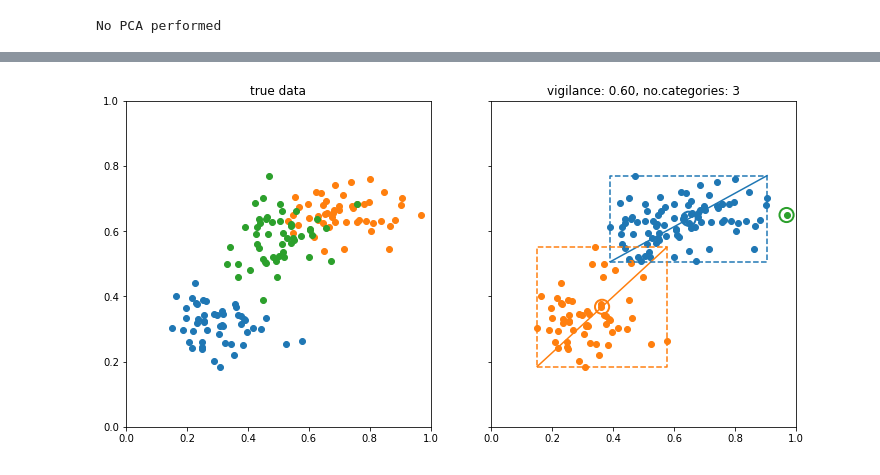
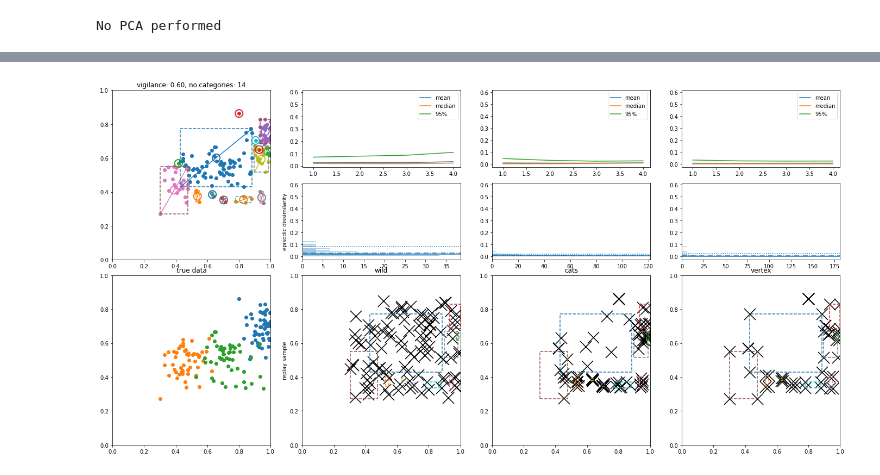
Before and after one commit to anish-lu-yihe/art, a Jupyter notebook: fuzzyART_thru_train.ipynb, the cells around one changed output, grey strips where cells are left out. Drawn from its saved outputs; the diff is of its cells as text; code cells hidden in the pictures.

```diff
--- a/fuzzyART_thru_train.ipynb
+++ b/fuzzyART_thru_train.ipynb
@@ -5,8 +5,10 @@ from kit_painting import *
 import matplotlib.pyplot as plt
 # %%
 alldata, label_true = load_data('gaussian2d') #  'iris') #
+feat_num = alldata.shape[1]
 pca_painter = PaintPCA(alldata)
-feat_num = alldata.shape[1]
+replay_painter = VisualiseReplay(alldata)
+replay_num = 100
 # %% [output]
 No PCA performed
 # %%
@@ -14,24 +16,29 @@ now = timestamp()[0]
 np.random.shuffle(alldata)
 
 no_epoch = 3
-fig, axs = plt.subplots(1, 2,
-                        figsize = (12, 6), sharex=True, sharey=True)
+fig, ax = plt.subplot_mosaic('''
+                                BCMN
+                                BGHI
+                                ADEF
+                                ADEF
+                                ''',
+                                figsize = (24, 12))
 #fig.tight_layout()
 
 # plot true data
-pca_painter.scatter(axs[0], label_true)
-axs[0].set_title("true data")
-axs[0].set_xlim(0, 1)
-axs[0].set_ylim(0, 1)
+pca_painter.scatter(ax['A'], label_true)
+ax['A'].set_title("true data")
+
 
 # init
 rho=0.6
 net = FuzzyART(feat_num, alpha=1, gamma=.00001, rho=rho, best_match_num=3)
 
-ax = axs[1]
-for data in alldata.reshape(-1, 75, 2):
-    ax.cla()
-    new_sample = [a.scatter(*data[0], color='k', marker='x', s=666) for a in axs]
+dat0, dat1, dat2 = [np.zeros((alldata.shape[0],3)) for _ in range(3)]
+for epoch, data in enumerate(alldata.reshape(-1, 30, 2)):
+    for key in 'BCDEFGHIMN':
+        ax[key].cla()
+    new_sample = [ax[key].scatter(*data[0], color='k', marker='x', s=666) for key in 'BCDEFGHIMN']
     # train
     net.train(data) # each epoch, all data is shuffled
     label_predall = net.test(alldata)
@@ -39,24 +46,50 @@ for data in alldata.reshape(-1, 75, 2):
 
     # plot
     # pred
-    pca_painter.scatter(ax, label_pred, alldata)
+    pca_painter.scatter(ax['B'], label_pred, alldata)
 
     # bipole and centre
-    pca_painter.tripole(ax, *net.getcat_bipole())
+    pca_painter.tripole(ax['B'], *net.getcat_bipole())
 
     # boundary
-    ax.set_prop_cycle(None)
-    pca_painter.boundary(ax, net.getcat_vertex())
+    for key in 'BDEF':
+        ax[key].set_prop_cycle(None)
+        pca_painter.boundary(ax[key], net.getcat_vertex())
+
+    # replay
+    r0 = net.replay_null(replay_num)
+    r1 = net.replay_allcat(replay_num)
+    r2 = net.replay_allcat(replay_num, scheme='vertex')
+
+    for key_sample, key_hist, key_stats, r, d, rs in zip('DEF', 'GHI', 'CMN', (r0, r1, r2), (dat0, dat1, dat2), ('wild', 'cats', 'vertex')):
+        ax[key_sample].scatter(*r[0].T, color='k', marker='x', s=444)
+        d[epoch] = replay_painter.distance_to_truth(ax[key_hist], r[0], hist_range_top=.3)
+        for l, dm in zip(('mean', 'median', '95%'), d.T):
+            ax[key_stats].plot(np.arange(epoch)+1, dm[:epoch], label=l)
+
+
+
 
     # info
     cat_number = net.w.shape[0]
-    ax.set_title('vigilance: {:.2f}, no.categories: {}'.format(rho, cat_number))
+    ax['B'].set_title('vigilance: {:.2f}, no.categories: {}'.format(rho, cat_number))
 
+    for key in 'ABDEF':
+        ax[key].set_xlim(0, 1)
+        ax[key].set_ylim(0, 1)
 
+    for key, title in zip('DG', ('replay sample', 'episodic dissimilarity')):
+        ax[key].set_ylabel(title)
+
+    for key, title in zip('DEF', ('wild', 'cats', 'vertex')):
+        ax[key].set_title(title)
+
+    for key in 'CMN':
+        ax[key].legend()
     # save fig
     simname = 'var_rho{:d}'.format(int(rho*100))
     dirname = '_simcache/frames_{}'.format(now)
-    savefigure_datetime(fig, simname, dirname)
+    #savefigure_datetime(fig, simname, dirname)
 
     [ns.remove() for ns in new_sample]
 # %% [output]
@@ -67 +113 @@ figure saved at _simcache/frames_2022-05-06_14-06-09/2022-05-06_14-06-10_var_rho
-[figure, old version]
+[figure, new version]
```
Also changed, not shown: parts of 1 cell of this notebook, 1 other file.
